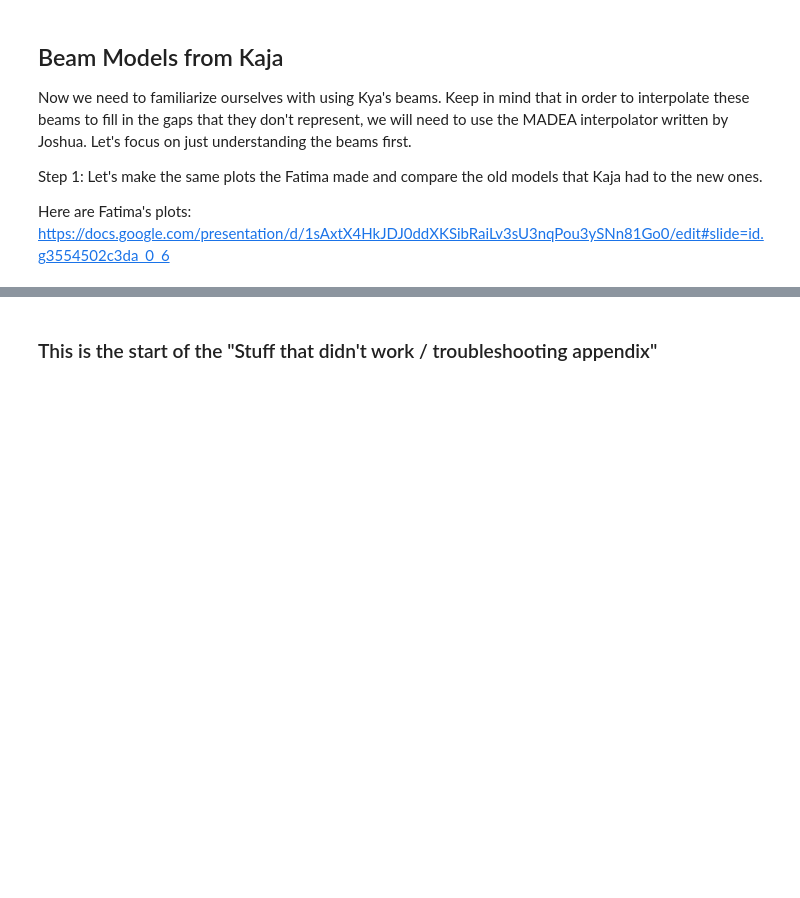
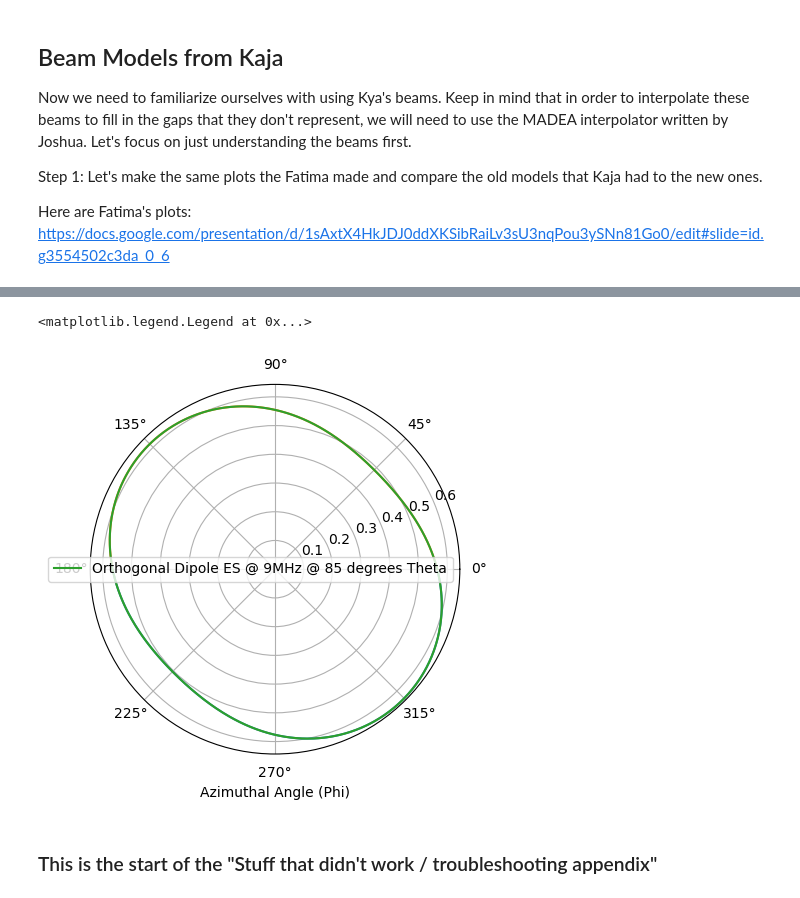
Before and after one commit to daba9359/LuCEE-Night_Simulation, a Jupyter notebook: Beam_weighted_foreground/Simulating_Beam_Weighted_Foreground.ipynb, the cells around one changed output, grey strips where cells are left out. Saved outputs shown, nothing was run; the diff lists cells and outputs as text; code cells hidden in the pictures; blank space fills up the shorter version.

```diff
--- a/Beam_weighted_foreground/Simulating_Beam_Weighted_Foreground.ipynb
+++ b/Beam_weighted_foreground/Simulating_Beam_Weighted_Foreground.ipynb
@@ -620,3 +617,51 @@ array([[1, 2, 3, 4, 5],
+# %%
+# Let's first read in the data and converting it to a format that makes more sense:
+
+def kaja_beam_processing (file):
+    """Converts Kaja's beams from her April 2025 release to a format that follows a more typical angle convention.
+    The one used in her files is quite odd and I'd prefer to have the same format for all incoming beam files in the future
+
+    Parameters
+    =================================================================================
+    file: The absolute path of the file to be converted
+    =================================================================================
+
+    Returns
+    ==================================================================================
+    new_beam:  A new array that follows a more conventional azimuthal, altitude angle approach with 0 degrees being zenith
+    old_beam: In case you still want the old one, but now in an array"""
+
+    old_beam = np.genfromtxt(file,skip_header=True,delimiter=",") # load in a beam from Kaja's beams
+    delete_indexes = np.where(((old_beam[:,0]==0) | (old_beam[:,0] == 180) | (old_beam[:,1] == -180)) & (old_beam[:,1] < 0))[0]
+    new_beam = np.delete(old_beam, delete_indexes,axis=0)   # gets rid of the redundant values from Kaja's convention
+
+    for i in np.arange(len(new_beam)):        # loops through and replaces negative thetas with phi's (seriously wierd convention originally)
+        if new_beam[i][1] < 0:
+            new_beam[i][0] = new_beam[i][0]+180
+            new_beam[i][1] = new_beam[i][1]*-1
+
+    y = np.array((new_beam.transpose()[0],new_beam.transpose()[1])).transpose()
+    d = new_beam[:,2]
+    beam_function = scipy.interpolate.RBFInterpolator(y,d,neighbors=100)  # creates a function for the beams using an interpolator
+                                                                        # requires a 2-D array: np.array([phi,theta]) as an input.
+    return new_beam, old_beam, beam_function
+# %%
+file = "/home/dbarker7752/21_cm_group/Kaja_Beams/orthogonal_dipole_ES_Phase180deg/GainPlot_02_dipole_ES_Phase180deg/GainPlot_02_09000kHz_dipole_ES_Phase180deg.csv"
+test_beam_raw = kaja_beam_processing(file)
+# %%
+# For comparison between the interpolator and the actual values
+n=25776
+t = 38376
+plt.polar(test_beam_raw[0].transpose()[0][n:n+179]*(np.pi/180),test_beam_raw[0].transpose()[2][n:n+179])
+plt.polar(test_beam_raw[0].transpose()[0][t:t+179]*(np.pi/180),test_beam_raw[0].transpose()[2][t:t+179])
+phi = np.arange(0,359,0.1)
+theta = np.ones_like(phi)*35
+plt.polar(phi*(np.pi/180),test_beam_raw[2]((np.array([phi,theta]).transpose())),label="Orthogonal Dipole ES @ 9MHz @ 85 degrees Theta")
+plt.xlabel("Azimuthal Angle (Phi)")
+plt.legend()
+# %% [output]
+<matplotlib.legend.Legend at 0x...>
+[figure, added]
 # %% [markdown]
 ### This is the start of the "Stuff that didn't work / troubleshooting appendix"
 # %% [markdown]
```
Also changed, not shown: parts of 8 cells of this notebook, 3 other files.
